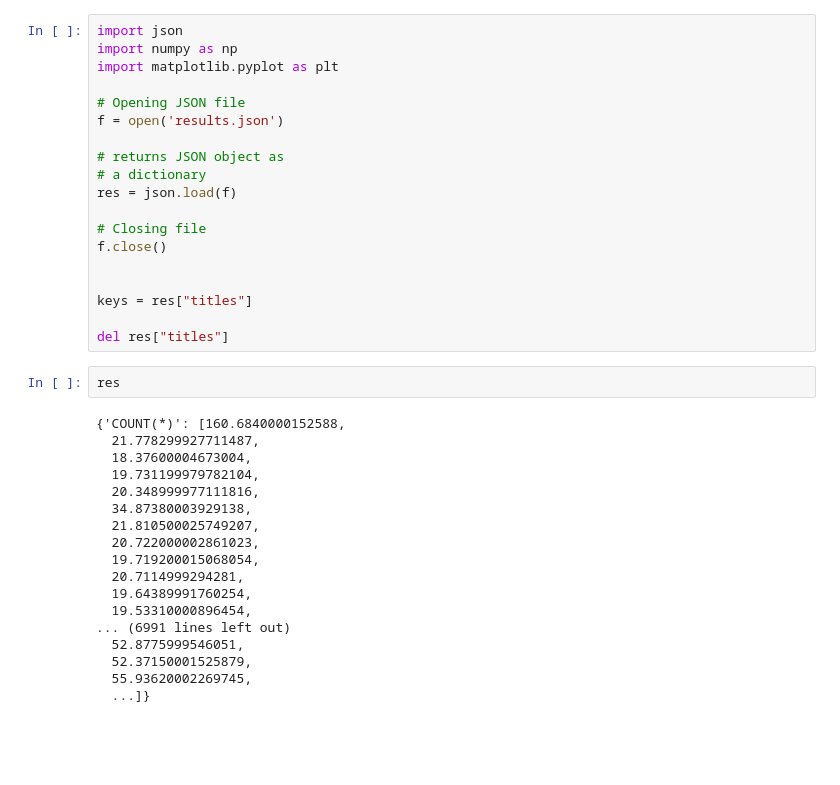
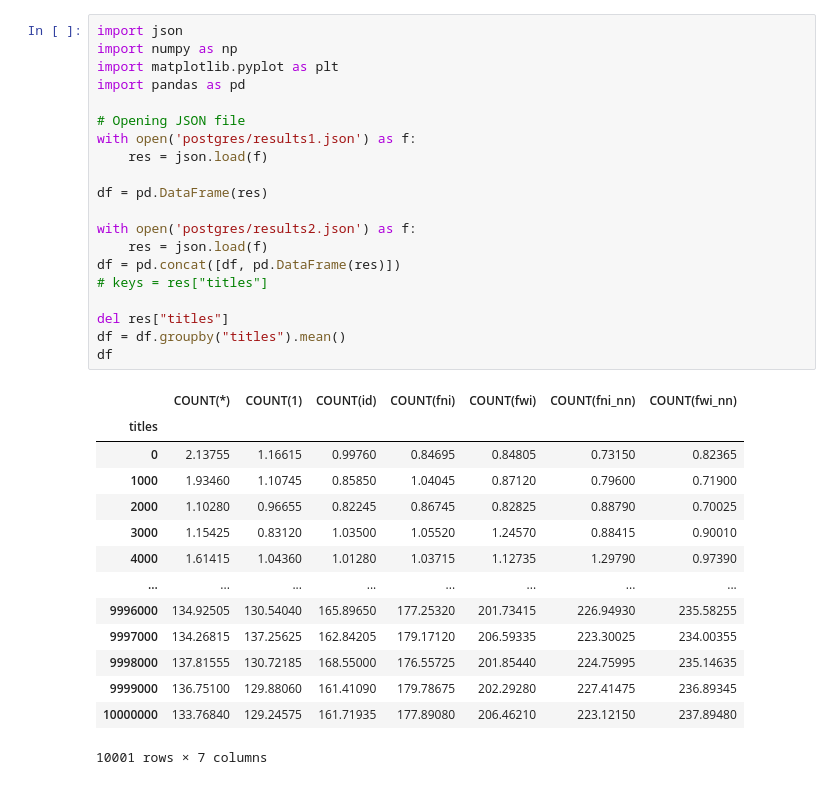
Before and after one commit to PotatoHD404/db-benchmark, a Jupyter notebook: graphs.ipynb, the cells around one changed output. Drawn from its saved outputs; the diff is of its cells as text; blank space fills up the shorter version.

```diff
--- a/graphs.ipynb
+++ b/graphs.ipynb
@@ -1,40 +1,36 @@
 # %%
 import json
 import numpy as np
 import matplotlib.pyplot as plt
+import pandas as pd
 
 # Opening JSON file
-f = open('results.json')
+with open('postgres/results1.json') as f:
+    res = json.load(f)
 
-# returns JSON object as
-# a dictionary
-res = json.load(f)
+df = pd.DataFrame(res)
 
-# Closing file
-f.close()
-
-
-keys = res["titles"]
+with open('postgres/results2.json') as f:
+    res = json.load(f)
+df = pd.concat([df, pd.DataFrame(res)])
+# keys = res["titles"]
 
 del res["titles"]
+df = df.groupby("titles").mean()
+df
+# %% [output]
+|  | COUNT(*) | COUNT(1) | COUNT(id) | COUNT(fni) | COUNT(fwi) | COUNT(fni_nn) | COUNT(fwi_nn) |
+| titles |  |  |  |  |  |  |  |
+| 0 | 2.13755 | 1.16615 | 0.99760 | 0.84695 | 0.84805 | 0.73150 | 0.82365 |
+| 1000 | 1.93460 | 1.10745 | 0.85850 | 1.04045 | 0.87120 | 0.79600 | 0.71900 |
+| 2000 | 1.10280 | 0.96655 | 0.82245 | 0.86745 | 0.82825 | 0.88790 | 0.70025 |
+| 3000 | 1.15425 | 0.83120 | 1.03500 | 1.05520 | 1.24570 | 0.88415 | 0.90010 |
+| 4000 | 1.61415 | 1.04360 | 1.01280 | 1.03715 | 1.12735 | 1.29790 | 0.97390 |
+| ... | ... | ... | ... | ... | ... | ... | ... |
+| 9996000 | 134.92505 | 130.54040 | 165.89650 | 177.25320 | 201.73415 | 226.94930 | 235.58255 |
+| 9997000 | 134.26815 | 137.25625 | 162.84205 | 179.17120 | 206.59335 | 223.30025 | 234.00355 |
+| 9998000 | 137.81555 | 130.72185 | 168.55000 | 176.55725 | 201.85440 | 224.75995 | 235.14635 |
+| 9999000 | 136.75100 | 129.88060 | 161.41090 | 179.78675 | 202.29280 | 227.41475 | 236.89345 |
+| 10000000 | 133.76840 | 129.24575 | 161.71935 | 177.89080 | 206.46210 | 223.12150 | 237.89480 |
+10001 rows × 7 columns
-# %%
-res
-# %% [output]
-{'COUNT(*)': [160.6840000152588,
-  21.778299927711487,
-  18.37600004673004,
-  19.731199979782104,
-  20.348999977111816,
-  34.87380003929138,
-  21.810500025749207,
-  20.722000002861023,
-  19.719200015068054,
-  20.7114999294281,
-  19.64389991760254,
-  19.53310000896454,
-... (6991 lines left out)
-  52.8775999546051,
-  52.37150001525879,
-  55.93620002269745,
-  ...]}
 # %%
```
Also changed, not shown: parts of 3 cells of this notebook, 5 other files.
